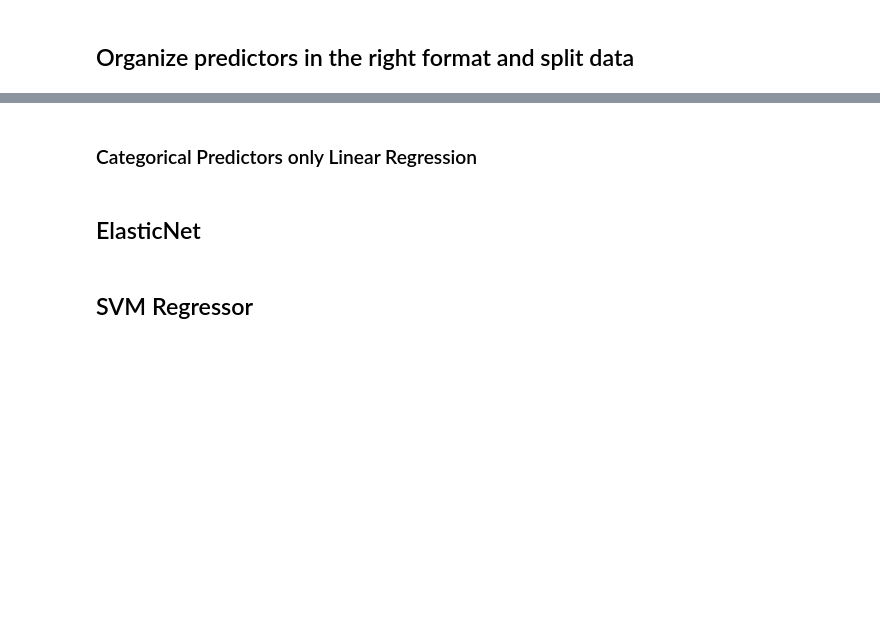
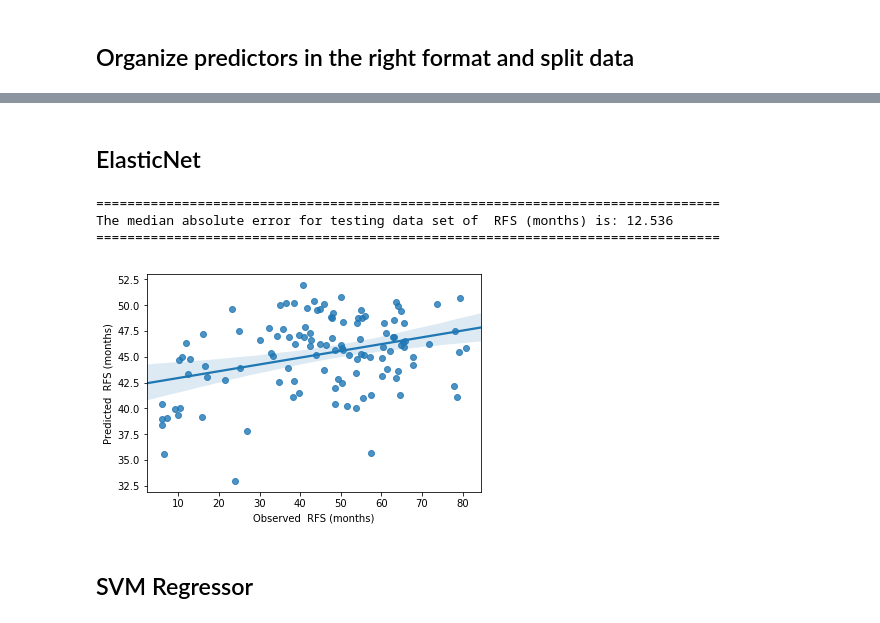
Before and after one commit to JCardenasRdz/Insights-into-the-I-SPY-clinical-trial, a Jupyter notebook: 3-Predictive_stats.ipynb, the cells around one changed output, grey strips where cells are left out. Cells and saved outputs as stored; diff of their text form; code cells hidden in the pictures; blank space fills up the shorter version.

Commit message:
up to survival

```diff
--- a/3-Predictive_stats.ipynb
+++ b/3-Predictive_stats.ipynb
@@ -494,9 +494,14 @@ def RandomForestRegressor(Xtrain,Ytrain, Xtest, Ytest, outcome = ''):
 # %% [markdown]
 ## Organize predictors in the right format and split data
 # %%
+from sklearn.preprocessing import StandardScaler
+
+
 # allocate continous predictors
 cont_predictors = ['age','MRI_LD_Baseline', 'MRI_LD_1_3dAC', 'MRI_LD_Int_Reg', 'MRI_LD_PreSurg']
 contX = df[cont_predictors].values
+contX = StandardScaler().fit_transform(contX)
+
 
 # allocate categorical predictors
 cat_pred = ['PCR','White', 'ER+', 'PR+', 'HR+'];
@@ -504,10 +509,4 @@ catX = pd.pandas.get_dummies(df[cat_pred], drop_first=True).values
 
 # concatenate predictors
 X = np.concatenate( (catX, contX), axis=1)
-
-#outcome
-y = df.RFS.values / 30; # conver to months
-
-#split
-X_train, X_test, y_train, y_test = train_test_split(X, y, random_state=RANDOM_STATE)
 # %% [markdown]
@@ -515,2 +514,8 @@ X_train, X_test, y_train, y_test = train_test_split(X, y, random_state=RANDOM_ST
+# %%
+#outcome
+y = df.RFS.values / 30; # conver to months
+
+#split
+X_train, X_test, y_train, y_test = predictive_statistics.split_data(X, y, False)
 # %%
 # LSQ
@@ -518,4 +541,2 @@ lsq(X_train, y_train, X_test, y_test, outcome =' Recurrence-Free Survival (month
-# %% [markdown]
-### Categorical Predictors only Linear Regression
 # %% [markdown]
 ## ElasticNet
@@ -522,5 +545,10 @@ lsq(X_train, y_train, X_test, y_test, outcome =' Recurrence-Free Survival (month
 # %%
-ElasticNet(X_train, y_train, X_test, y_test, outcome =' Recurrence-Free Survival (months)')
+EN = predictive_statistics.ElasticNet(X_train, y_train, X_test, y_test, outcome =' RFS (months)');
+# %% [output]
+================================================================================
+The median absolute error for testing data set of  RFS (months) is: 12.536
+================================================================================
+[figure, added]
 # %% [markdown]
 ## SVM Regressor
 # %%
```
Also changed, not shown: parts of 11 cells of this notebook, 2 other files.
